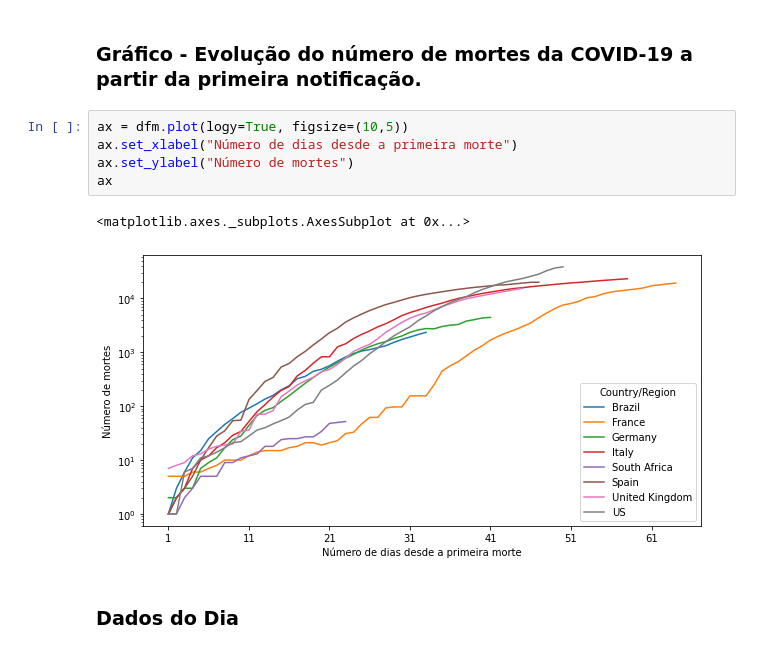
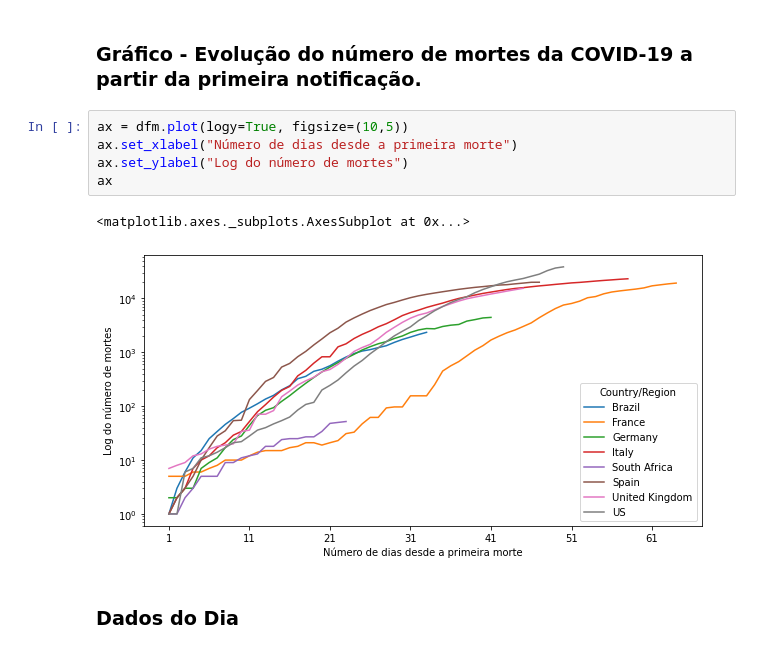
Before and after one commit to leomaranhao/COVID-19, a Jupyter notebook: COVID_por_dia.ipynb, the cells around one changed output. Saved outputs shown, nothing was run; the diff lists cells and outputs as text.

```diff
--- a/COVID_por_dia.ipynb
+++ b/COVID_por_dia.ipynb
@@ -119,11 +119,11 @@ for j in range(0, dfm.shape[1]):
 # %%
 ax = dfm.plot(logy=True, figsize=(10,5))
 ax.set_xlabel("Número de dias desde a primeira morte")
-ax.set_ylabel("Número de mortes")
+ax.set_ylabel("Log do número de mortes")
 ax
 # %% [output]
 <matplotlib.axes._subplots.AxesSubplot at 0x...>
-[figure, old version]
+[figure, new version]
 # %% [markdown]
 ### **Dados do Dia**
 # %%
```
Also changed, not shown: parts of 1 cell of this notebook.
